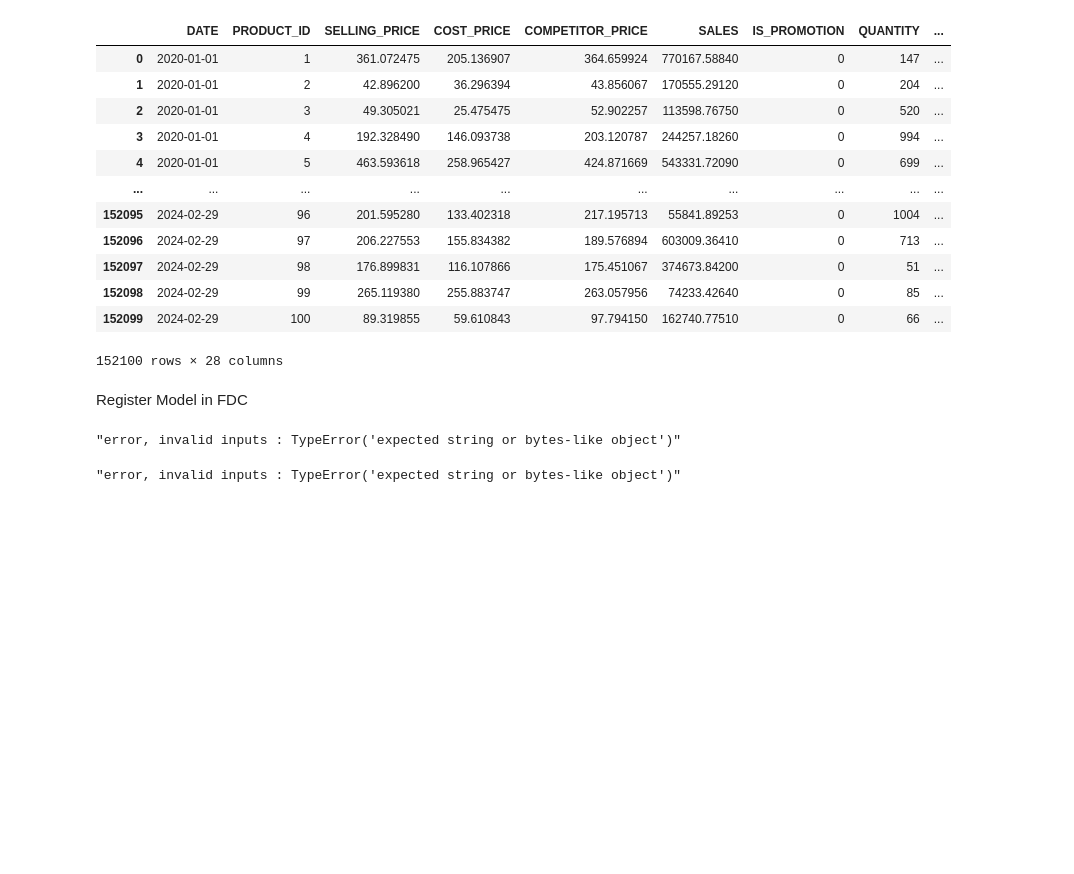
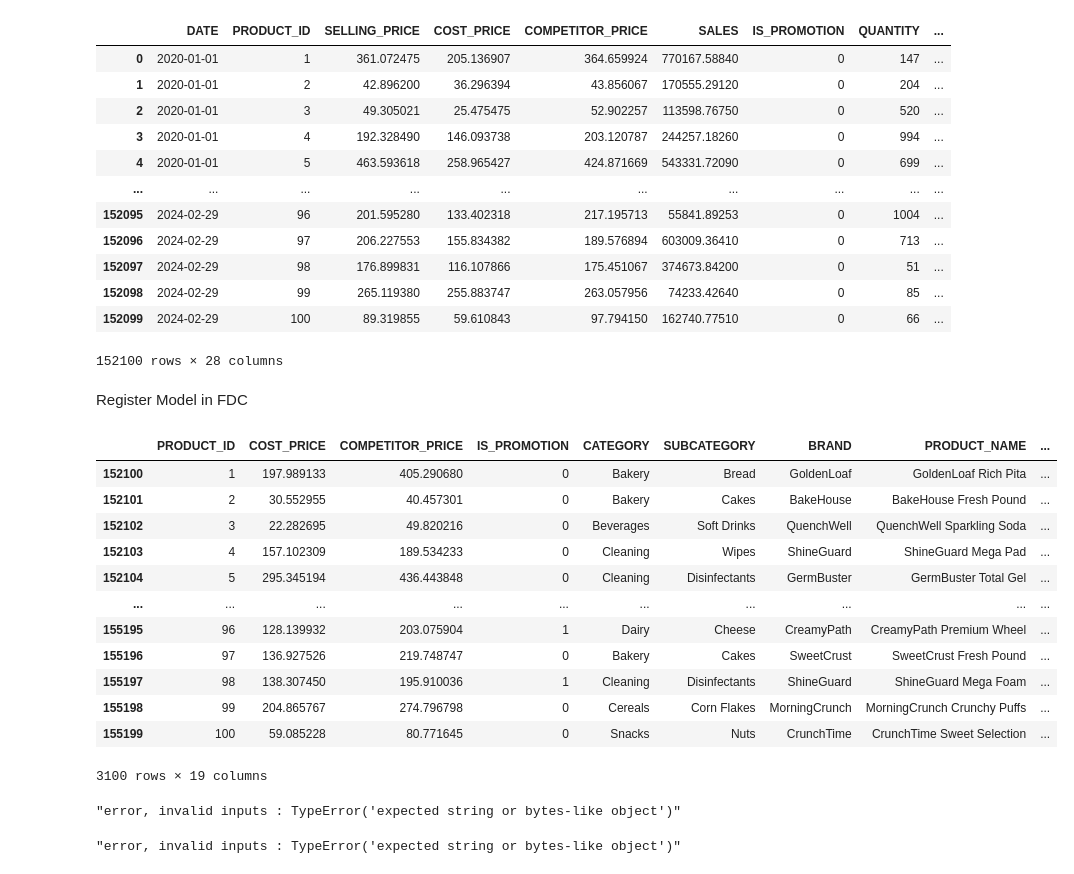
Before and after one commit to hemanth-sangem/fdc, a Jupyter notebook: Dynamic Pricing /Feature engineering/TEST-MODEL (1) (1) (2) (1) (3).ipynb, the cells around one changed output. Saved outputs shown, nothing was run; the diff lists cells and outputs as text; code cells hidden in the pictures; blank space fills up the shorter version.

Commit message:
auto save by knights-watch

```diff
--- a/Dynamic Pricing /Feature engineering/TEST-MODEL (1) (1) (2) (1) (3).ipynb
+++ b/Dynamic Pricing /Feature engineering/TEST-MODEL (1) (1) (2) (1) (3).ipynb
@@ -492,25 +492,20 @@ y_pred_sales = pd.DataFrame(y_pred_sales)
 X_train_sales_imputed = pd.DataFrame(X_train_sales_imputed)
 X_test_sales_imputed = pd.DataFrame(X_test_sales_imputed)
 # %%
-## registering the model in Fosfor Insight Designer.
-register_model(
-    model_obj=dtc,
-    session=my_session,
-    x_train=X_train,
-    y_train=y_train_lb,
-    x_test=X_test,
-    y_test=y_test_lb,
-    y_pred=y_pred,
-    source="Notebook",
-    dataset_name="AUTO_INSURANCE_CLAIMS_DATA",
-    dataset_source="Snowflake",
-    #dataset_source="InMemory",
-    name="Decision_Tree_Claim_Classifier",
-    description="Decision tree model trained via Notebook to identify fraud claim application",
-    flavour="sklearn",
-    model_type="classification",
-    conda_dependencies=["scikit-learn==1.3.2"]
-)
+# %% [output]
+|  | PRODUCT_ID | COST_PRICE | COMPETITOR_PRICE | IS_PROMOTION | CATEGORY | SUBCATEGORY | BRAND | PRODUCT_NAME | ... |
+| 152100 | 1 | 197.989133 | 405.290680 | 0 | Bakery | Bread | GoldenLoaf | GoldenLoaf Rich Pita | ... |
+| 152101 | 2 | 30.552955 | 40.457301 | 0 | Bakery | Cakes | BakeHouse | BakeHouse Fresh Pound | ... |
+| 152102 | 3 | 22.282695 | 49.820216 | 0 | Beverages | Soft Drinks | QuenchWell | QuenchWell Sparkling Soda | ... |
+| 152103 | 4 | 157.102309 | 189.534233 | 0 | Cleaning | Wipes | ShineGuard | ShineGuard Mega Pad | ... |
+| 152104 | 5 | 295.345194 | 436.443848 | 0 | Cleaning | Disinfectants | GermBuster | GermBuster Total Gel | ... |
+| ... | ... | ... | ... | ... | ... | ... | ... | ... | ... |
+| 155195 | 96 | 128.139932 | 203.075904 | 1 | Dairy | Cheese | CreamyPath | CreamyPath Premium Wheel | ... |
+| 155196 | 97 | 136.927526 | 219.748747 | 0 | Bakery | Cakes | SweetCrust | SweetCrust Fresh Pound | ... |
+| 155197 | 98 | 138.307450 | 195.910036 | 1 | Cleaning | Disinfectants | ShineGuard | ShineGuard Mega Foam | ... |
+| 155198 | 99 | 204.865767 | 274.796798 | 0 | Cereals | Corn Flakes | MorningCrunch | MorningCrunch Crunchy Puffs | ... |
+| 155199 | 100 | 59.085228 | 80.771645 | 0 | Snacks | Nuts | CrunchTime | CrunchTime Sweet Selection | ... |
+3100 rows × 19 columns
 # %%
 register_model(
     model_obj=SP_model,
```
